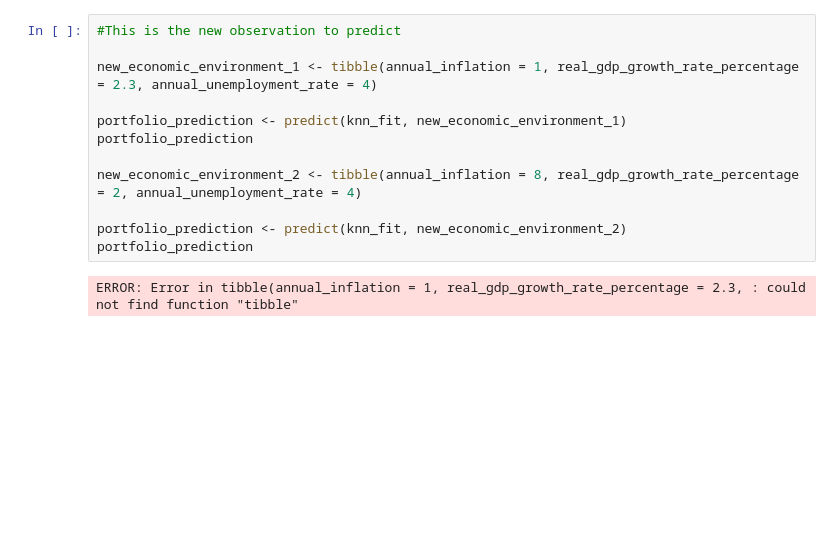
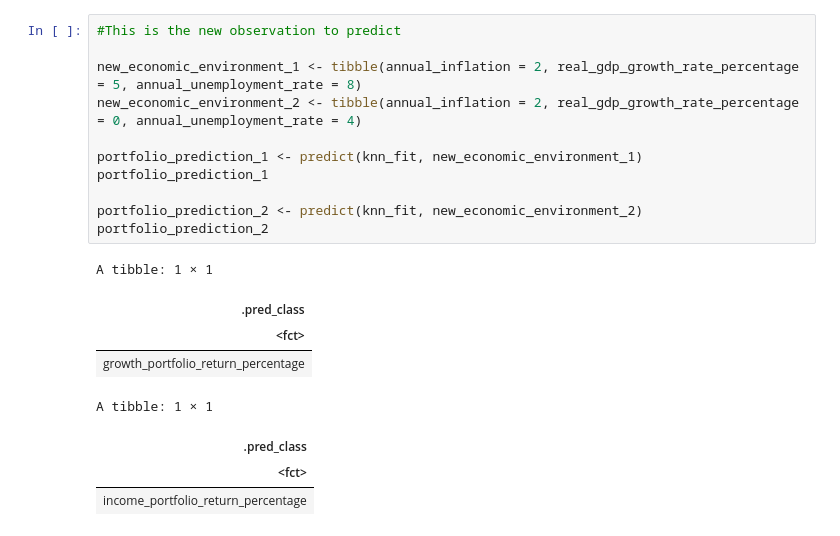
Before and after one commit to Arioniums/DSCI_100_125, a Jupyter notebook: KNN Classification Algorithm.ipynb, the cells around one changed output. Saved outputs shown, nothing was run; the diff lists cells and outputs as text; blank space fills up the shorter version.

```diff
--- a/KNN Classification Algorithm.ipynb
+++ b/KNN Classification Algorithm.ipynb
@@ -105,14 +295,20 @@ ERROR: Error in bind_cols(predict(knn_fit, portfolio_test), portfolio_test): cou
 # %%
 #This is the new observation to predict
 
-new_economic_environment_1 <- tibble(annual_inflation = 1, real_gdp_growth_rate_percentage = 2.3, annual_unemployment_rate = 4)
+new_economic_environment_1 <- tibble(annual_inflation = 2, real_gdp_growth_rate_percentage = 5, annual_unemployment_rate = 8)
+new_economic_environment_2 <- tibble(annual_inflation = 2, real_gdp_growth_rate_percentage = 0, annual_unemployment_rate = 4)
 
-portfolio_prediction <- predict(knn_fit, new_economic_environment_1)
-portfolio_prediction
+portfolio_prediction_1 <- predict(knn_fit, new_economic_environment_1)
+portfolio_prediction_1
 
-new_economic_environment_2 <- tibble(annual_inflation = 8, real_gdp_growth_rate_percentage = 2, annual_unemployment_rate = 4)
-
-portfolio_prediction <- predict(knn_fit, new_economic_environment_2)
-portfolio_prediction
+portfolio_prediction_2 <- predict(knn_fit, new_economic_environment_2)
+portfolio_prediction_2
 # %% [output]
-ERROR: Error in tibble(annual_inflation = 1, real_gdp_growth_rate_percentage = 2.3, : could not find function "tibble"
+A tibble: 1 × 1
+| .pred_class |
+| <fct> |
+| growth_portfolio_return_percentage |
+A tibble: 1 × 1
+| .pred_class |
+| <fct> |
+| income_portfolio_return_percentage |
```
Also changed, not shown: parts of 12 cells of this notebook.
